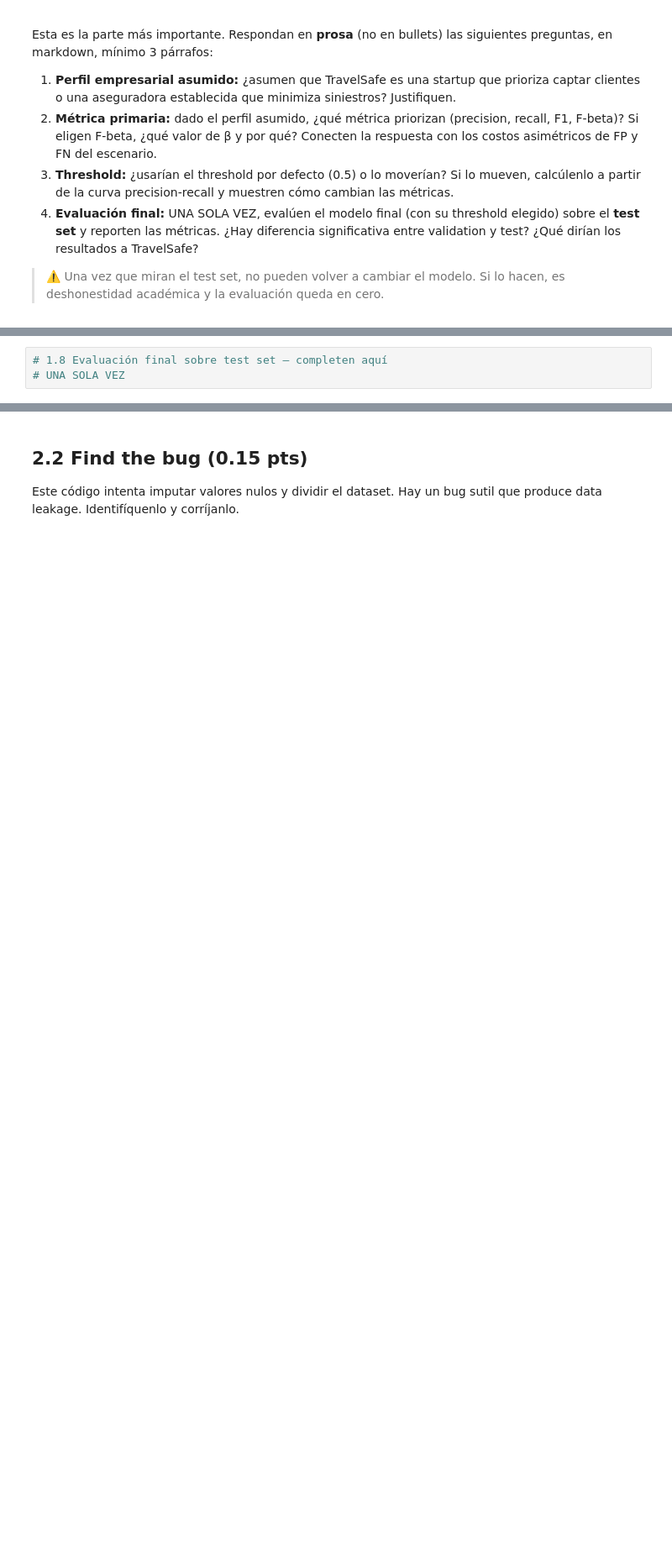
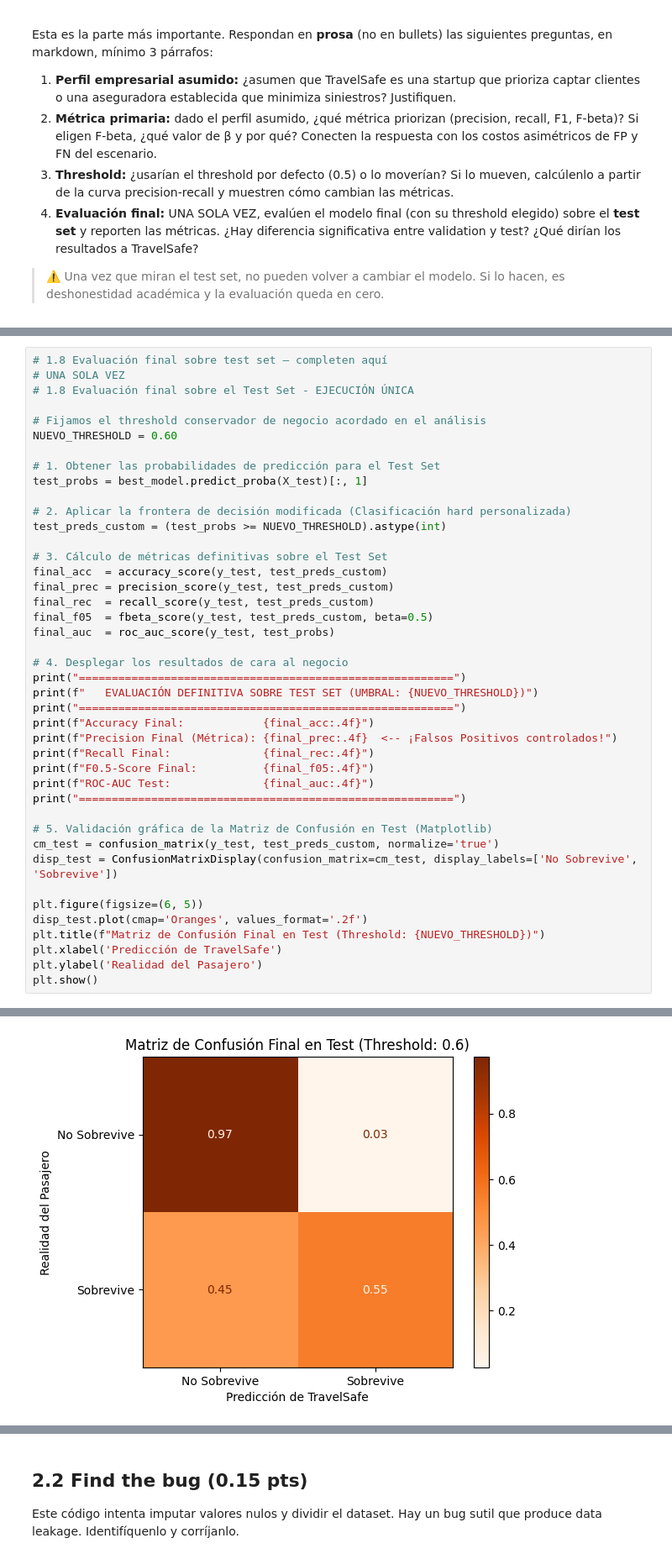
Before and after one commit to karuso356/Machine-Learning-6-SIN-A-Mar-Jul-2026, a Jupyter notebook: evaluacion_titanic.ipynb, the cells around one changed output, grey strips where cells are left out. Shown at 84% size. Drawn from its saved outputs; the diff is of its cells as text; blank space fills up the shorter version.

```diff
--- a/evaluacion_titanic.ipynb
+++ b/evaluacion_titanic.ipynb
@@ -366,3 +503,43 @@ Esta es la parte más importante. Respondan en **prosa** (no en bullets) las sig
 # %%
 # 1.8 Evaluación final sobre test set — completen aquí
 # UNA SOLA VEZ
+# 1.8 Evaluación final sobre el Test Set - EJECUCIÓN ÚNICA
+
+# Fijamos el threshold conservador de negocio acordado en el análisis
+NUEVO_THRESHOLD = 0.60
+
+# 1. Obtener las probabilidades de predicción para el Test Set
+test_probs = best_model.predict_proba(X_test)[:, 1]
+
+# 2. Aplicar la frontera de decisión modificada (Clasificación hard personalizada)
+test_preds_custom = (test_probs >= NUEVO_THRESHOLD).astype(int)
+
+# 3. Cálculo de métricas definitivas sobre el Test Set
+final_acc  = accuracy_score(y_test, test_preds_custom)
+final_prec = precision_score(y_test, test_preds_custom)
+final_rec  = recall_score(y_test, test_preds_custom)
+final_f05  = fbeta_score(y_test, test_preds_custom, beta=0.5)
+final_auc  = roc_auc_score(y_test, test_probs)
+
+# 4. Desplegar los resultados de cara al negocio
+print("=========================================================")
+print(f"   EVALUACIÓN DEFINITIVA SOBRE TEST SET (UMBRAL: {NUEVO_THRESHOLD})")
+print("=========================================================")
+print(f"Accuracy Final:            {final_acc:.4f}")
+print(f"Precision Final (Métrica): {final_prec:.4f}  <-- ¡Falsos Positivos controlados!")
+print(f"Recall Final:              {final_rec:.4f}")
+print(f"F0.5-Score Final:          {final_f05:.4f}")
+print(f"ROC-AUC Test:              {final_auc:.4f}")
+print("=========================================================")
+
+# 5. Validación gráfica de la Matriz de Confusión en Test (Matplotlib)
+cm_test = confusion_matrix(y_test, test_preds_custom, normalize='true')
+disp_test = ConfusionMatrixDisplay(confusion_matrix=cm_test, display_labels=['No Sobrevive', 'Sobrevive'])
+
+plt.figure(figsize=(6, 5))
+disp_test.plot(cmap='Oranges', values_format='.2f')
+plt.title(f"Matriz de Confusión Final en Test (Threshold: {NUEVO_THRESHOLD})")
+plt.xlabel('Predicción de TravelSafe')
+plt.ylabel('Realidad del Pasajero')
+plt.show()
+# %% [output]
@@ -369,3 +556,4 @@ Esta es la parte más importante. Respondan en **prosa** (no en bullets) las sig
+[figure, added]
 # %% [markdown]
 ---
 
```
Also changed, not shown: parts of 20 cells of this notebook.
